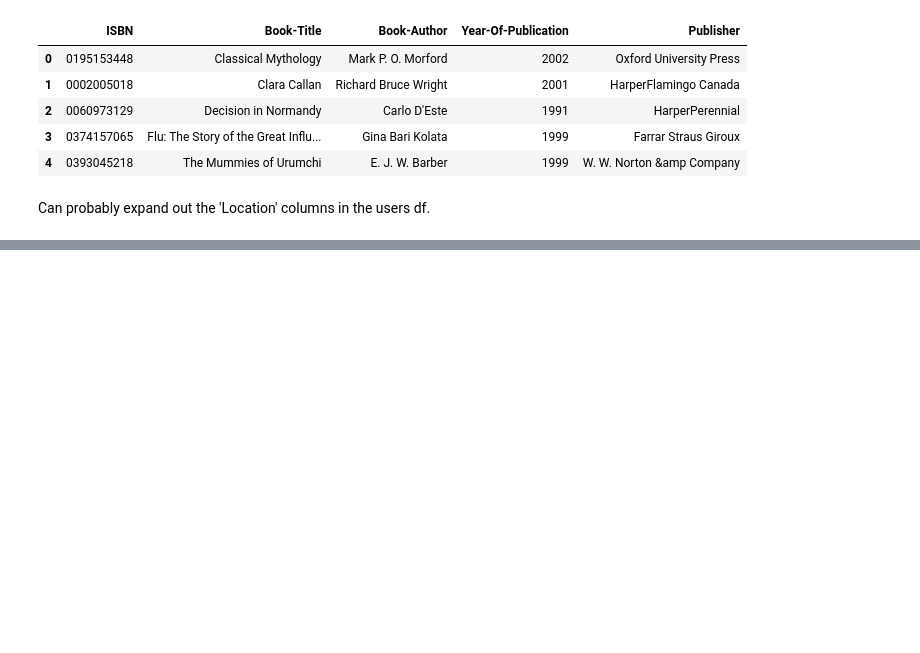
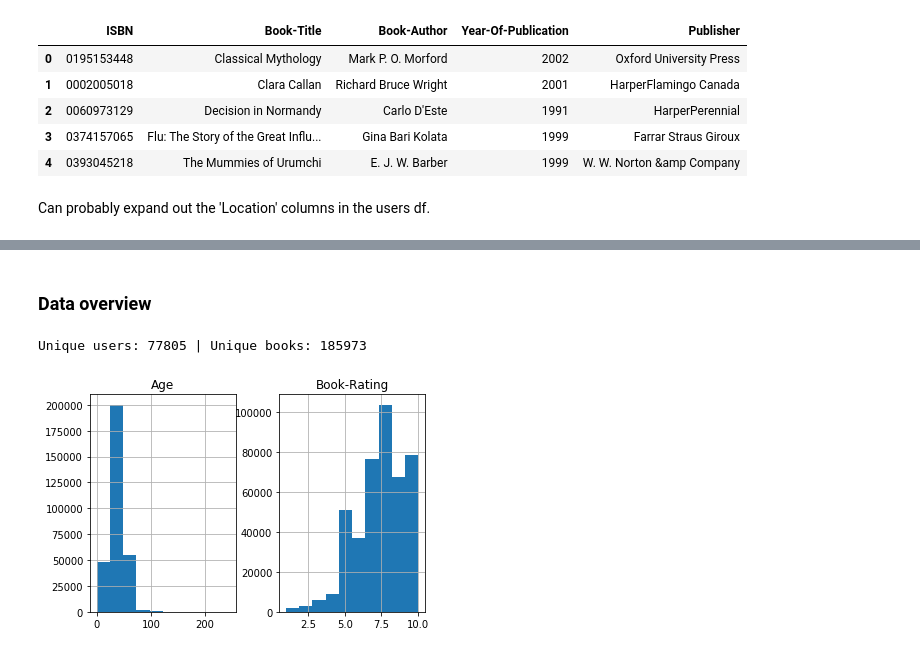
Before and after one commit to tttgm/fellowshipai, a Jupyter notebook: Book-Crossing-Recommender.ipynb, the cells around one changed output, grey strips where cells are left out. Saved outputs shown, nothing was run; the diff lists cells and outputs as text; code cells hidden in the pictures; blank space fills up the shorter version.

```diff
--- a/Book-Crossing-Recommender.ipynb
+++ b/Book-Crossing-Recommender.ipynb
@@ -95,0 +203,13 @@ pd.__version__
+# %% [markdown]
+### Data overview
+# %%
+tot_users = data2['User-ID'].nunique()
+tot_books = data2['ISBN'].nunique()
+
+print(f'Unique users: {tot_users} | Unique books: {tot_books}')
+# %% [output]
+Unique users: 77805 | Unique books: 185973
+# %%
+hist = data2[['Age', 'Book-Rating']].hist()
+# %% [output]
+[figure, added]
```
Also changed, not shown: parts of 64 cells of this notebook, 1 other file.
